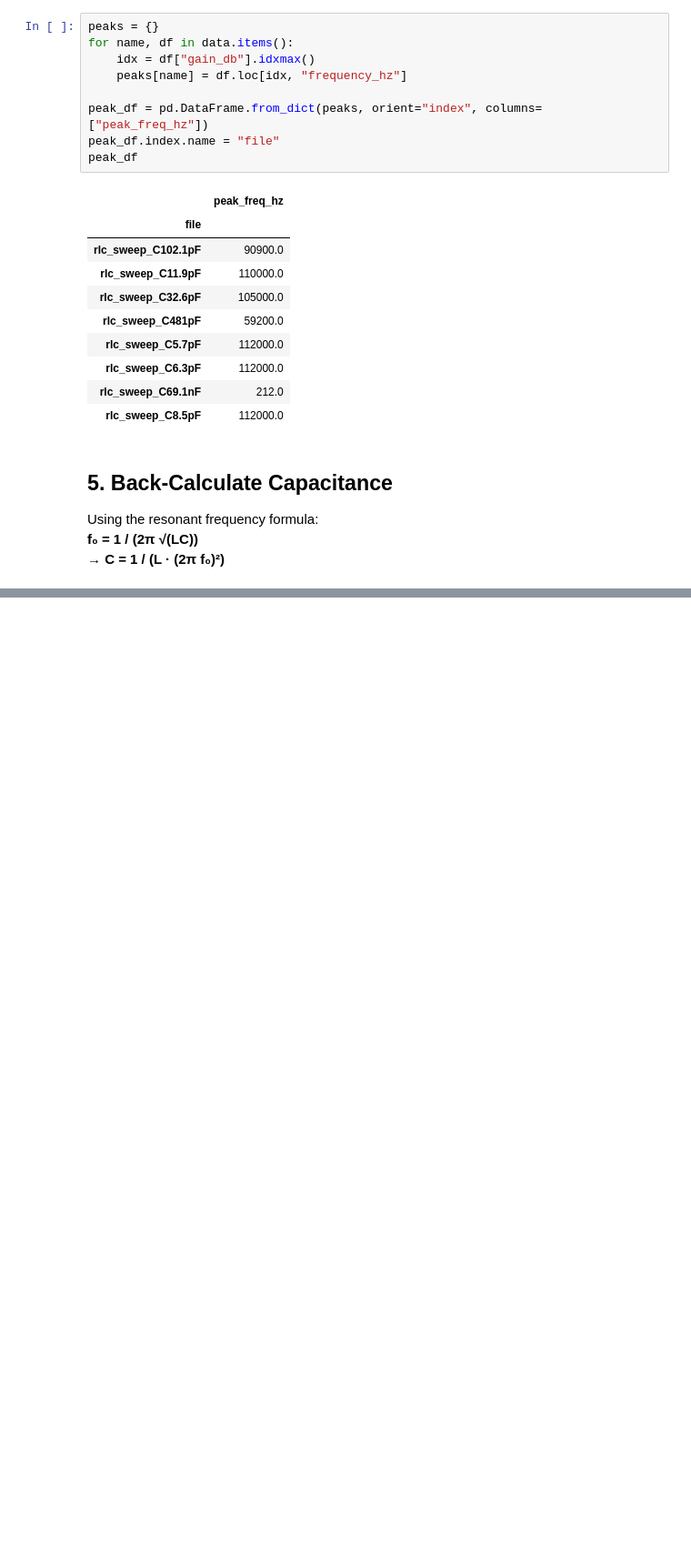
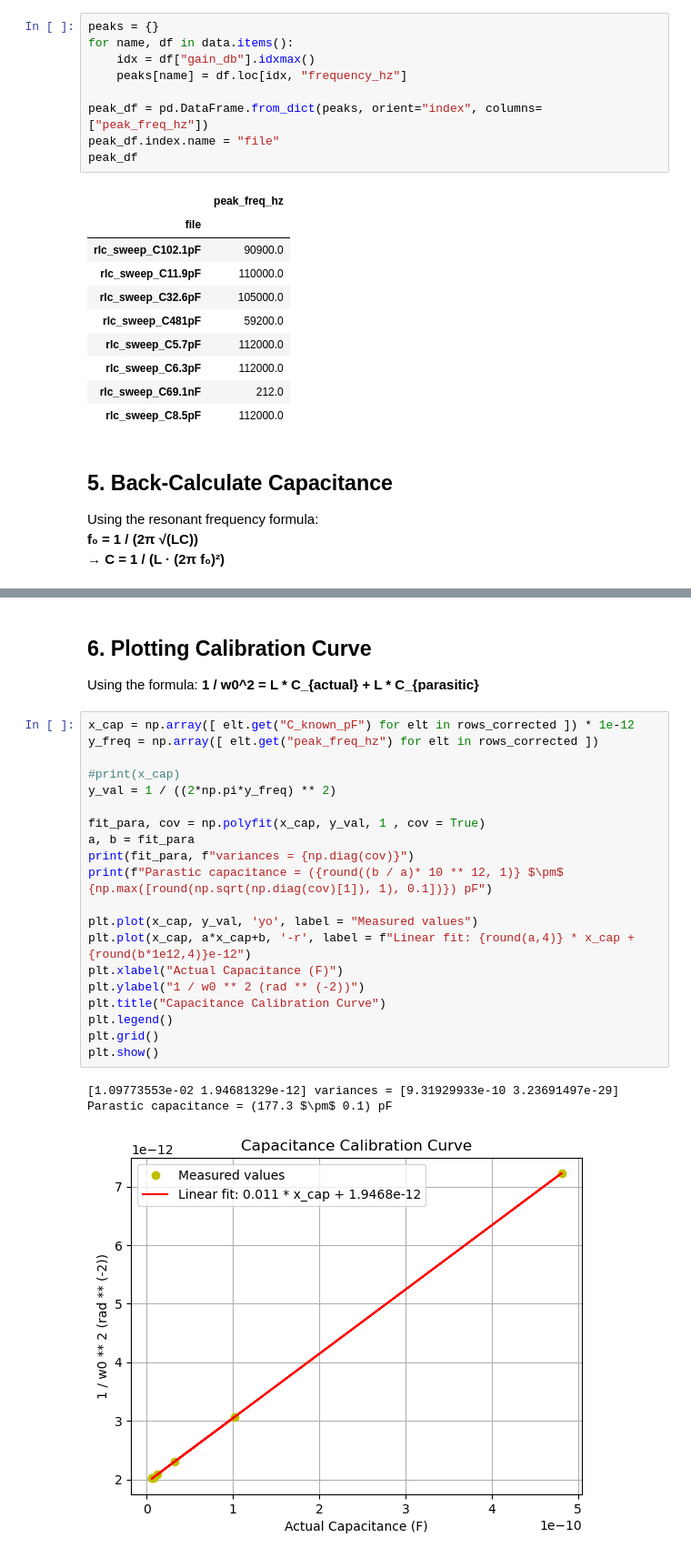
Before and after one commit to roznik20/crystal-expansion-research, a Jupyter notebook: fake_main.ipynb, the cells around one changed output, grey strips where cells are left out. Shown at 91% size. Cells and saved outputs as stored; diff of their text form; blank space fills up the shorter version.

Commit message:
Calibration Curve

```diff
--- a/fake_main.ipynb
+++ b/fake_main.ipynb
@@ -136,0 +146,29 @@ pd.DataFrame(rows)
+# %% [markdown]
+## 6. Plotting Calibration Curve
+
+Using the formula:
+**1 / w0^2 = L * C_{actual} + L * C_{parasitic}**
+# %%
+x_cap = np.array([ elt.get("C_known_pF") for elt in rows_corrected ]) * 1e-12
+y_freq = np.array([ elt.get("peak_freq_hz") for elt in rows_corrected ])
+
+#print(x_cap)
+y_val = 1 / ((2*np.pi*y_freq) ** 2)
+
+fit_para, cov = np.polyfit(x_cap, y_val, 1 , cov = True)
+a, b = fit_para
+print(fit_para, f"variances = {np.diag(cov)}")
+print(f"Parastic capacitance = ({round((b / a)* 10 ** 12, 1)} $\pm$ {np.max([round(np.sqrt(np.diag(cov)[1]), 1), 0.1])}) pF")
+
+plt.plot(x_cap, y_val, 'yo', label = "Measured values")
+plt.plot(x_cap, a*x_cap+b, '-r', label = f"Linear fit: {round(a,4)} * x_cap + {round(b*1e12,4)}e-12")
+plt.xlabel("Actual Capacitance (F)")
+plt.ylabel("1 / w0 ** 2 (rad ** (-2))")
+plt.title("Capacitance Calibration Curve")
+plt.legend()
+plt.grid()
+plt.show()
+# %% [output]
+[1.09773553e-02 1.94681329e-12] variances = [9.31929933e-10 3.23691497e-29]
+Parastic capacitance = (177.3 $\pm$ 0.1) pF
+[figure, added]
```
Also changed, not shown: parts of 3 cells of this notebook.
